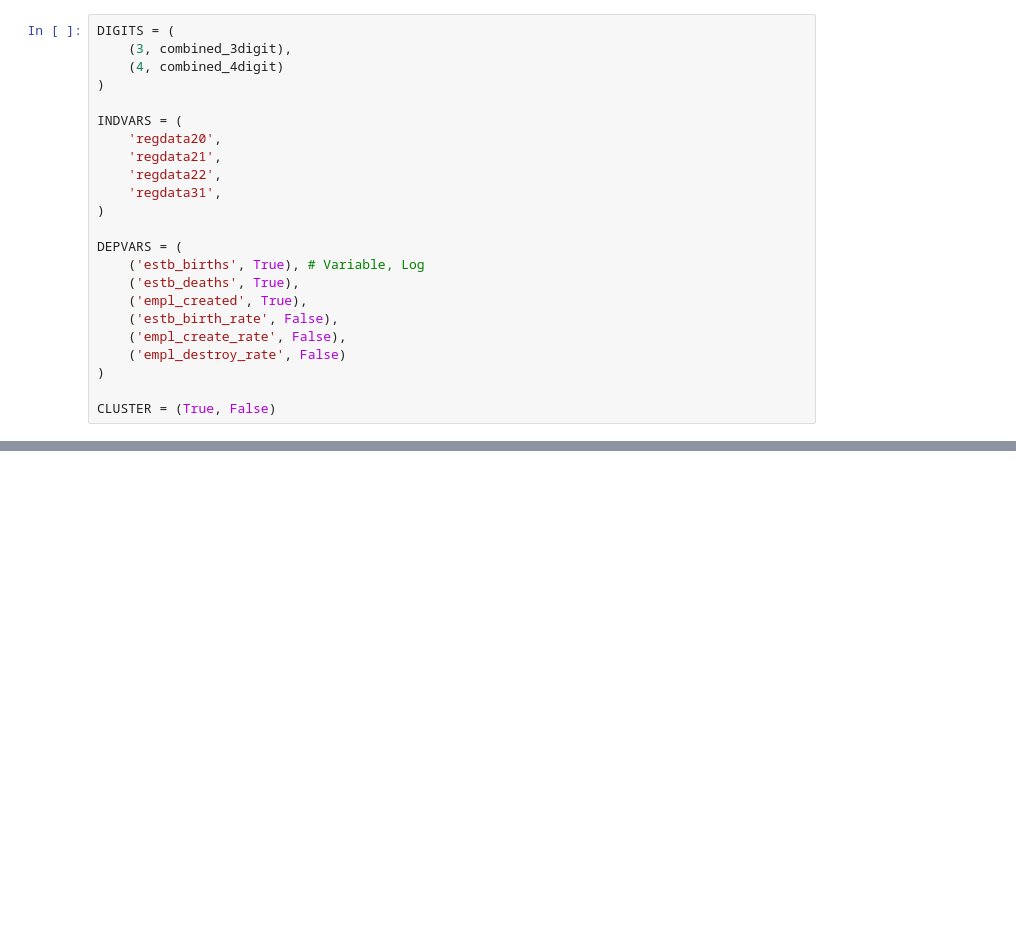
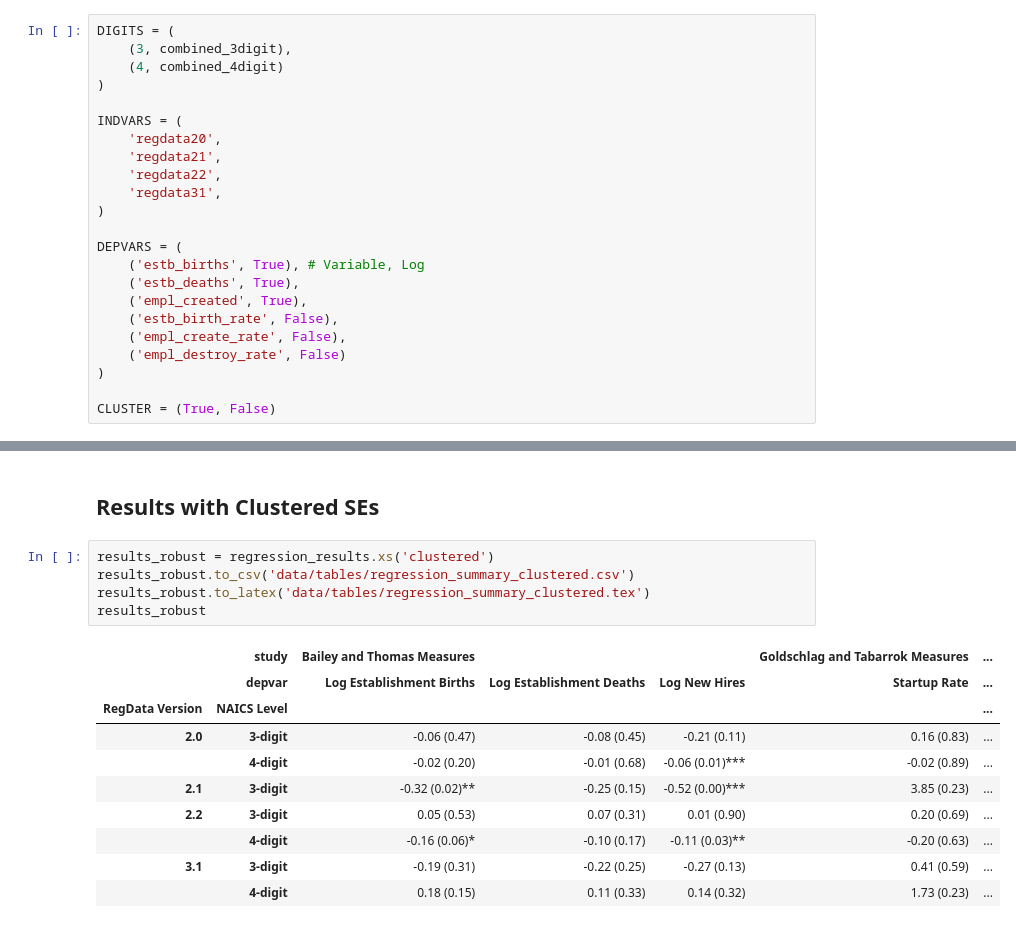
Before and after one commit to fagan2888/dynamism, a Jupyter notebook: Regression.ipynb, the cells around one changed output, grey strips where cells are left out. Cells and saved outputs as stored; diff of their text form; blank space fills up the shorter version.

```diff
--- a/Regression.ipynb
+++ b/Regression.ipynb
@@ -342,0 +273,18 @@ Warnings:
+# %% [markdown]
+## Results with Clustered SEs
+# %%
+results_robust = regression_results.xs('clustered')
+results_robust.to_csv('data/tables/regression_summary_clustered.csv')
+results_robust.to_latex('data/tables/regression_summary_clustered.tex')
+results_robust
+# %% [output]
+|  | study | Bailey and Thomas Measures |  |  | Goldschlag and Tabarrok Measures | ... |
+|  | depvar | Log Establishment Births | Log Establishment Deaths | Log New Hires | Startup Rate | ... |
+| RegData Version | NAICS Level |  |  |  |  | ... |
+| 2.0 | 3-digit | -0.06 (0.47) | -0.08 (0.45) | -0.21 (0.11) | 0.16 (0.83) | ... |
+|  | 4-digit | -0.02 (0.20) | -0.01 (0.68) | -0.06 (0.01)*** | -0.02 (0.89) | ... |
+| 2.1 | 3-digit | -0.32 (0.02)** | -0.25 (0.15) | -0.52 (0.00)*** | 3.85 (0.23) | ... |
+| 2.2 | 3-digit | 0.05 (0.53) | 0.07 (0.31) | 0.01 (0.90) | 0.20 (0.69) | ... |
+|  | 4-digit | -0.16 (0.06)* | -0.10 (0.17) | -0.11 (0.03)** | -0.20 (0.63) | ... |
+| 3.1 | 3-digit | -0.19 (0.31) | -0.22 (0.25) | -0.27 (0.13) | 0.41 (0.59) | ... |
+|  | 4-digit | 0.18 (0.15) | 0.11 (0.33) | 0.14 (0.32) | 1.73 (0.23) | ... |
```
Also changed, not shown: parts of 25 cells of this notebook, 12 other files.
